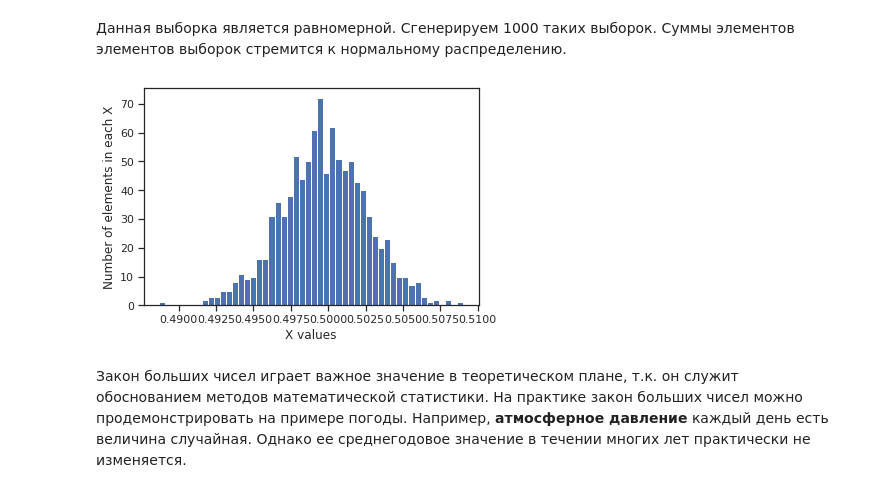
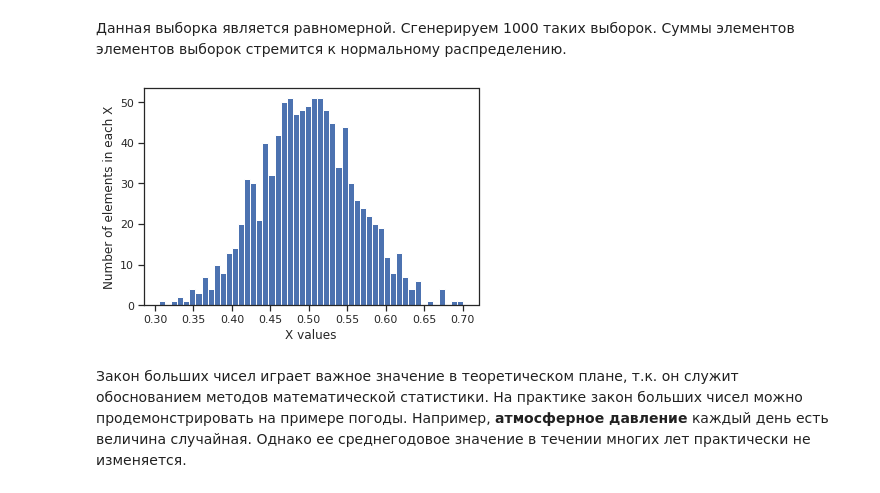
Before and after one commit to musyma/Netology-statistics, a Jupyter notebook: lecture-4.ipynb, the cells around one changed output. Saved outputs shown, nothing was run; the diff lists cells and outputs as text; code cells hidden in the pictures.

```diff
--- a/lecture-4.ipynb
+++ b/lecture-4.ipynb
@@ -382,16 +382,17 @@ plt.show()
 Данная выборка является равномерной. Сгенерируем 1000 таких выборок. Суммы элементов элементов выборок стремится к нормальному распределению.
 # %%
 number_of_sums = 1000
+number_of_randoms = 20
 X1 = np.zeros([number_of_sums])
 for i in range(number_of_sums):
     # суммируем все элементы равномерных выборок
     X1[i] = np.sum(np.random.rand(number_of_randoms))/number_of_randoms
 plt.hist(X1, 50)
 plt.xlabel('X values')
 plt.ylabel('Number of elements in each X')
 plt.show()
 # %% [output]
-[figure, old version]
+[figure, new version]
 # %% [markdown]
    Закон больших чисел играет важное значение в теоретическом плане, т.к. он служит обоснованием методов математической статистики. На практике закон больших чисел можно продемонстрировать на примере погоды. Например, **атмосферное давление** каждый день есть величина случайная. Однако ее среднегодовое значение в течении многих лет практически не изменяется.
 # %% [markdown]
```
Also changed, not shown: parts of 10 cells of this notebook.
